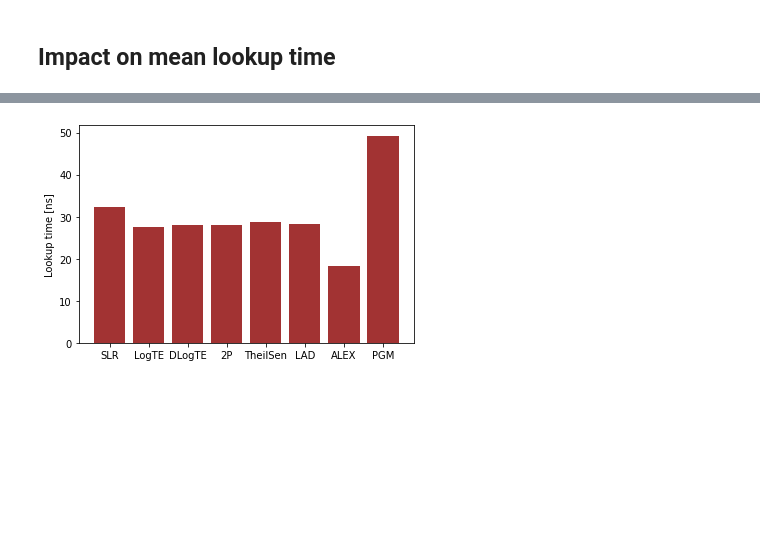
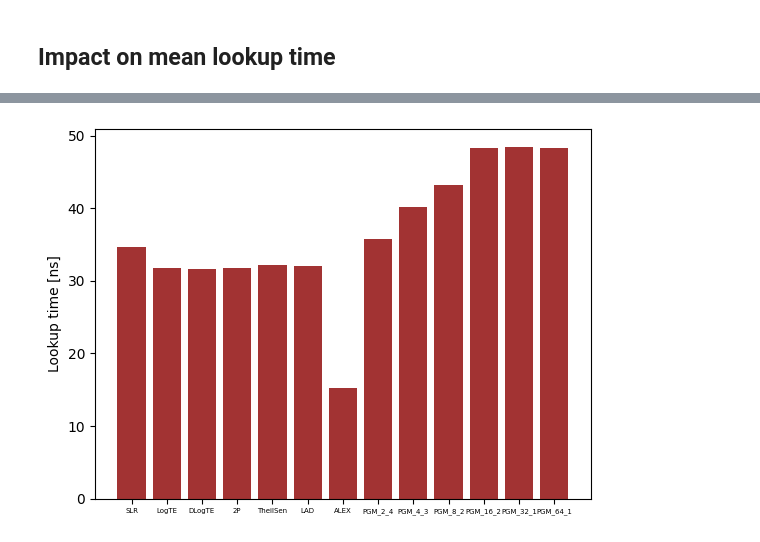
Before and after one commit to Bachfischer/poisoning-learned-indexes, a Jupyter notebook: src/data-visualization.ipynb, the cells around one changed output, grey strips where cells are left out. Drawn from its saved outputs; the diff is of its cells as text; code cells hidden in the pictures; blank space fills up the shorter version.

```diff
--- a/src/data-visualization.ipynb
+++ b/src/data-visualization.ipynb
@@ -18,6 +18,6 @@ legitimate_df.head()
 # %%
 datasets = ["poisoning"]
-regressions = ["SLR", "LogTE", "DLogTE", "2P", "TheilSen", "LAD", "ALEX", "PGM"]
+regressions = ["SLR", "LogTE", "DLogTE", "2P", "TheilSen", "LAD", "ALEX", "PGM_2_4", "PGM_4_3", "PGM_8_2", "PGM_16_2", "PGM_32_1", "PGM_64_1"]
 poisoning_thresholds = [0.01, 0.02, 0.03, 0.04, 0.05, 0.06, 0.07, 0.08, 0.09, 0.1, 0.11, 0.12, 0.13, 0.14, 0.15, 0.16, 0.17, 0.18, 0.19, 0.20]
 # %% [markdown]
 ## Median lookup time
@@ -151,10 +161,10 @@ plt.show()
 # %%
 y_pos = np.arange(len(regressions))
 
 plt.bar(y_pos, mean_lookup_time_overall_poisoned['poisoning'].values(), align='center', alpha=0.8, color="darkred")
-plt.xticks(y_pos, regressions)
+plt.xticks(y_pos, regressions, fontsize=5)
 plt.ylabel('Lookup time [ns]')
 #plt.title('Mean lookup time of learned indexes averaged across all poisoning thresholds (poisoned)')
 plt.show()
 # %% [output]
-[figure, old version]
+[figure, new version]
```
Also changed, not shown: parts of 6 cells of this notebook.
